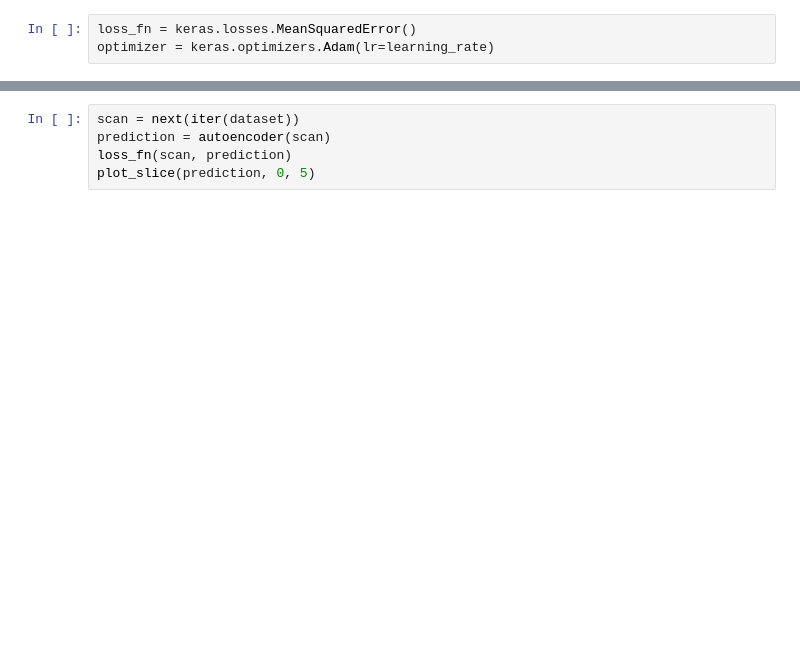
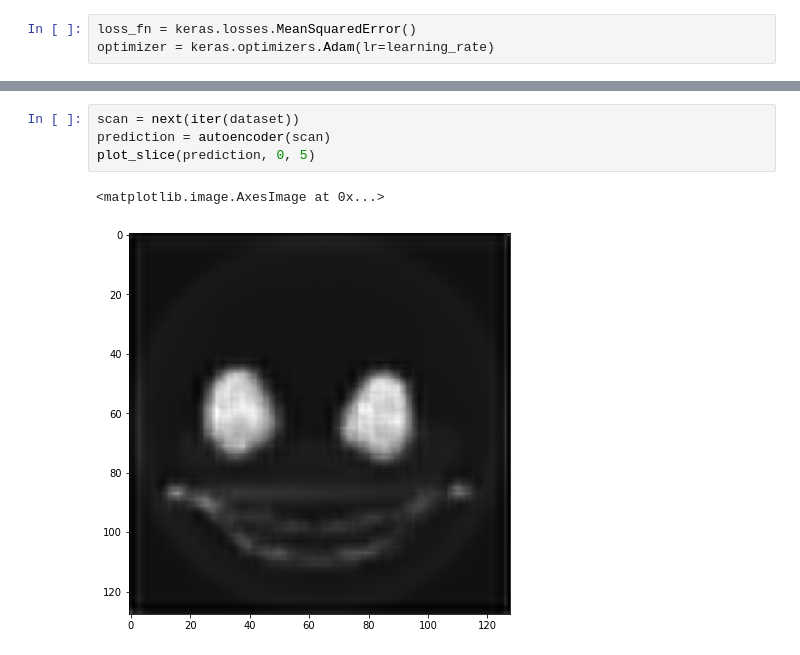
Before and after one commit to ceccoemi/ct-scan-ml, a Jupyter notebook: autoencoder.ipynb, the cells around one changed output, grey strips where cells are left out. Drawn from its saved outputs; the diff is of its cells as text; blank space fills up the shorter version.

```diff
--- a/autoencoder.ipynb
+++ b/autoencoder.ipynb
@@ -229,6 +257,8 @@ Training loss: 0.002414703369140625
 # %%
 scan = next(iter(dataset))
 prediction = autoencoder(scan)
-loss_fn(scan, prediction)
 plot_slice(prediction, 0, 5)
+# %% [output]
+<matplotlib.image.AxesImage at 0x...>
+[figure, added]
 # %%
```
Also changed, not shown: parts of 8 cells of this notebook, 1 other file.
